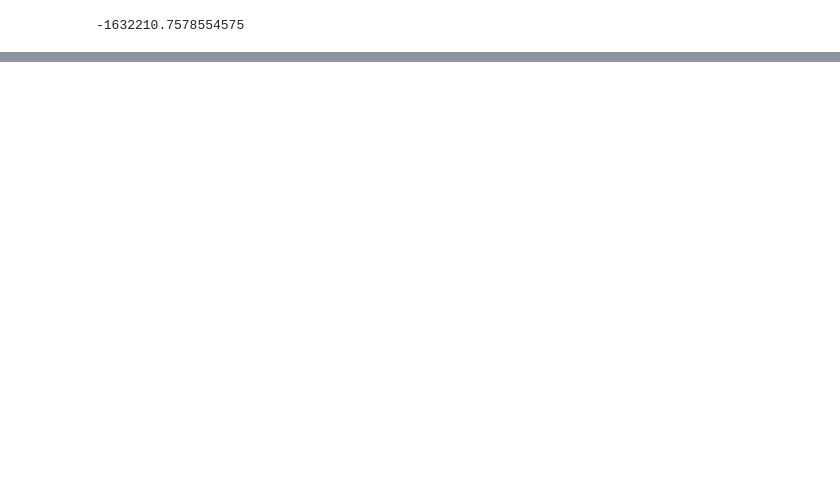
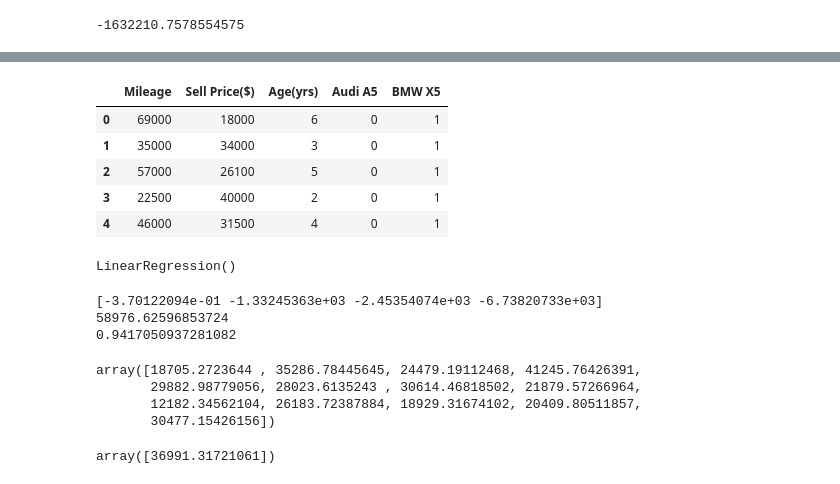
Before and after one commit to itsmevishnu/python, a Jupyter notebook: machine_learning.ipynb, the cells around one changed output, grey strips where cells are left out. Saved outputs shown, nothing was run; the diff lists cells and outputs as text; code cells hidden in the pictures; blank space fills up the shorter version.

```diff
--- a/machine_learning.ipynb
+++ b/machine_learning.ipynb
@@ -405,0 +440,9 @@ The suggested password is : v898p
+# %%
+final.head()
+# %% [output]
+|  | Mileage | Sell Price($) | Age(yrs) | Audi A5 | BMW X5 |
+| 0 | 69000 | 18000 | 6 | 0 | 1 |
+| 1 | 35000 | 34000 | 3 | 0 | 1 |
+| 2 | 57000 | 26100 | 5 | 0 | 1 |
+| 3 | 22500 | 40000 | 2 | 0 | 1 |
+| 4 | 46000 | 31500 | 4 | 0 | 1 |
@@ -405,0 +452,24 @@ The suggested password is : v898p
+# %%
+car_model = linear_model.LinearRegression()
+car_model.fit(X,y)
+# %% [output]
+LinearRegression()
+# %%
+print(car_model.coef_)
+print(car_model.intercept_)
+print(car_model.score(X,y))
+# %% [output]
+[-3.70122094e-01 -1.33245363e+03 -2.45354074e+03 -6.73820733e+03]
+58976.62596853724
+0.9417050937281082
+# %%
+predictd = car_model.predict(X)
+# %% [output]
+array([18705.2723644 , 35286.78445645, 24479.19112468, 41245.76426391,
+       29882.98779056, 28023.6135243 , 30614.46818502, 21879.57266964,
+       12182.34562104, 26183.72387884, 18929.31674102, 20409.80511857,
+       30477.15426156])
+# %%
+car_model.predict([[45000,4,0,0]])
+# %% [output]
+array([36991.31721061])
```
Also changed, not shown: parts of 10 cells of this notebook, 1 other file.
